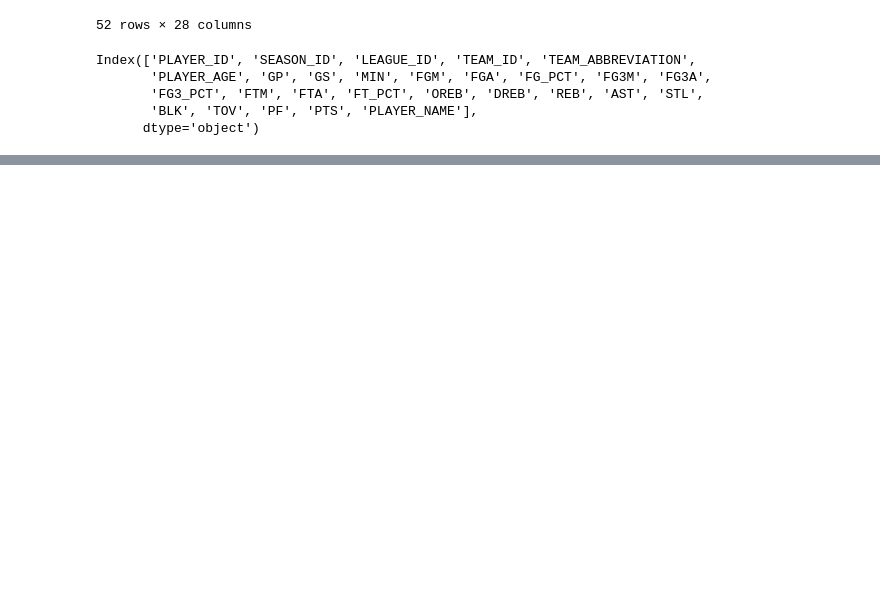
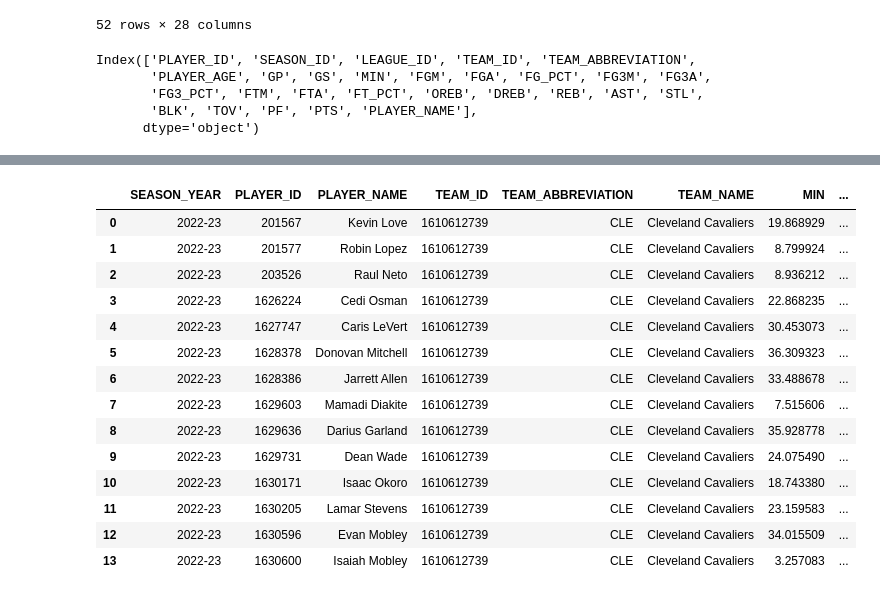
Before and after one commit to erictria/nba-himdex, a Jupyter notebook: api_test.ipynb, the cells around one changed output, grey strips where cells are left out. Drawn from its saved outputs; the diff is of its cells as text; code cells hidden in the pictures; blank space fills up the shorter version.

```diff
--- a/api_test.ipynb
+++ b/api_test.ipynb
@@ -159,0 +453,10 @@ Index(['PLAYER_ID', 'SEASON_ID', 'LEAGUE_ID', 'TEAM_ID', 'TEAM_ABBREVIATION',
+# %%
+cavs_merged_df_2 = pd.merge(
+    cavs_merged_df,
+    cavs_career_stats,
+    how = 'inner',
+    on = ['PLAYER_ID', 'TEAM_ID', 'SEASON_YEAR']
+)
+cavs_merged_df_2['BUCKET_UPLIFT'] = (cavs_merged_df_2['PLAYER_BUCKETS'] - cavs_merged_df_2['AVERAGE_BUCKETS']) / cavs_merged_df_2['AVERAGE_BUCKETS']
+cavs_merged_df_2['STOP_UPLIFT'] = (cavs_merged_df_2['PLAYER_STOPS'] - cavs_merged_df_2['AVERAGE_STOPS']) / cavs_merged_df_2['AVERAGE_STOPS']
+cavs_merged_df_2
@@ -159,0 +477,5 @@ Index(['PLAYER_ID', 'SEASON_ID', 'LEAGUE_ID', 'TEAM_ID', 'TEAM_ABBREVIATION',
+# %%
+cavs_team_game_averages = cavs_merged_df_2[['TEAM_ID', 'GAME_ID', 'BUCKET_UPLIFT', 'STOP_UPLIFT']]
+cavs_team_game_averages = cavs_team_game_averages.groupby(['TEAM_ID', 'GAME_ID']).mean().reset_index()
+cavs_team_game_averages.rename(columns = {'BUCKET_UPLIFT': 'AVG_BUCKET_UPLIFT', 'STOP_UPLIFT': 'AVG_STOP_UPLIFT'}, inplace = True)
+cavs_team_game_averages
@@ -159,0 +500,10 @@ Index(['PLAYER_ID', 'SEASON_ID', 'LEAGUE_ID', 'TEAM_ID', 'TEAM_ABBREVIATION',
+# %%
+cavs_merged_df_3 = pd.merge(
+    cavs_merged_df_2,
+    cavs_team_game_averages,
+    how = 'inner',
+    on = ['TEAM_ID', 'GAME_ID']
+)
+cavs_merged_df_3['TEAM_BUCKET_UPLIFT_CONT_RATE'] = cavs_merged_df_3['BUCKET_CONTRIBUTION'] * cavs_merged_df_3['AVG_BUCKET_UPLIFT'] * 100
+cavs_merged_df_3['TEAM_STOP_UPLIFT_CONT_RATE'] = cavs_merged_df_3['STOP_CONTRIBUTION'] * cavs_merged_df_3['AVG_STOP_UPLIFT'] * 100
+cavs_merged_df_3
@@ -159,0 +535,33 @@ Index(['PLAYER_ID', 'SEASON_ID', 'LEAGUE_ID', 'TEAM_ID', 'TEAM_ABBREVIATION',
+# %%
+cavs_agg_df = cavs_merged_df_3[[
+    'SEASON_YEAR',
+    'PLAYER_ID',
+    'PLAYER_NAME',
+    'TEAM_ID',
+    'TEAM_ABBREVIATION',
+    'TEAM_NAME',
+    'MIN',
+    'BUCKET_CONTRIBUTION_RATE',
+    'STOP_CONTRIBUTION_RATE',
+    'TEAM_BUCKET_UPLIFT_CONT_RATE',
+    'TEAM_STOP_UPLIFT_CONT_RATE'
+]]
+cavs_agg_df = cavs_agg_df.groupby(['SEASON_YEAR', 'PLAYER_ID', 'PLAYER_NAME', 'TEAM_ID', 'TEAM_ABBREVIATION', 'TEAM_NAME']).mean().reset_index()
+# %%
+cavs_agg_df
+# %% [output]
+|  | SEASON_YEAR | PLAYER_ID | PLAYER_NAME | TEAM_ID | TEAM_ABBREVIATION | TEAM_NAME | MIN | ... |
+| 0 | 2022-23 | 201567 | Kevin Love | 1610612739 | CLE | Cleveland Cavaliers | 19.868929 | ... |
+| 1 | 2022-23 | 201577 | Robin Lopez | 1610612739 | CLE | Cleveland Cavaliers | 8.799924 | ... |
+| 2 | 2022-23 | 203526 | Raul Neto | 1610612739 | CLE | Cleveland Cavaliers | 8.936212 | ... |
+| 3 | 2022-23 | 1626224 | Cedi Osman | 1610612739 | CLE | Cleveland Cavaliers | 22.868235 | ... |
+| 4 | 2022-23 | 1627747 | Caris LeVert | 1610612739 | CLE | Cleveland Cavaliers | 30.453073 | ... |
+| 5 | 2022-23 | 1628378 | Donovan Mitchell | 1610612739 | CLE | Cleveland Cavaliers | 36.309323 | ... |
+| 6 | 2022-23 | 1628386 | Jarrett Allen | 1610612739 | CLE | Cleveland Cavaliers | 33.488678 | ... |
+| 7 | 2022-23 | 1629603 | Mamadi Diakite | 1610612739 | CLE | Cleveland Cavaliers | 7.515606 | ... |
+| 8 | 2022-23 | 1629636 | Darius Garland | 1610612739 | CLE | Cleveland Cavaliers | 35.928778 | ... |
+| 9 | 2022-23 | 1629731 | Dean Wade | 1610612739 | CLE | Cleveland Cavaliers | 24.075490 | ... |
+| 10 | 2022-23 | 1630171 | Isaac Okoro | 1610612739 | CLE | Cleveland Cavaliers | 18.743380 | ... |
+| 11 | 2022-23 | 1630205 | Lamar Stevens | 1610612739 | CLE | Cleveland Cavaliers | 23.159583 | ... |
+| 12 | 2022-23 | 1630596 | Evan Mobley | 1610612739 | CLE | Cleveland Cavaliers | 34.015509 | ... |
+| 13 | 2022-23 | 1630600 | Isaiah Mobley | 1610612739 | CLE | Cleveland Cavaliers | 3.257083 | ... |
```
Also changed, not shown: parts of 20 cells of this notebook.
